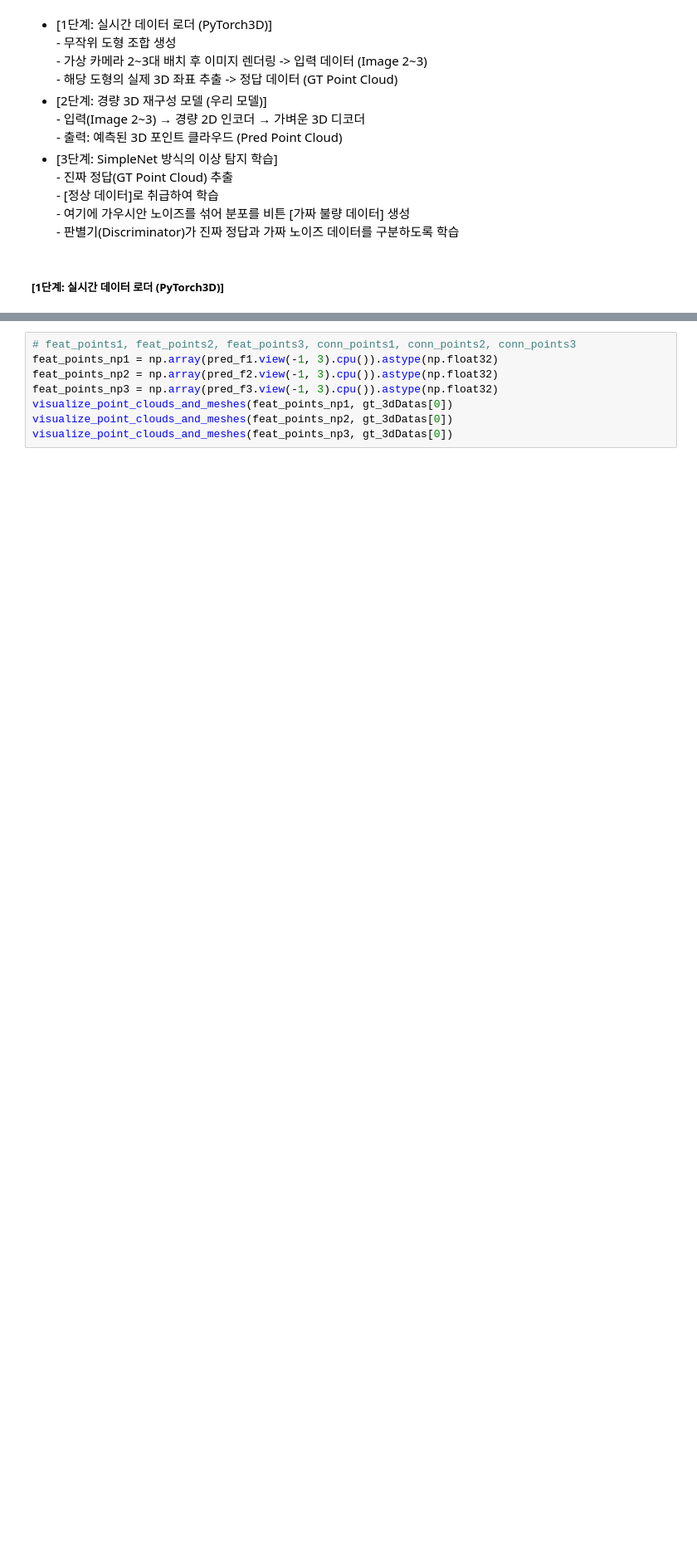
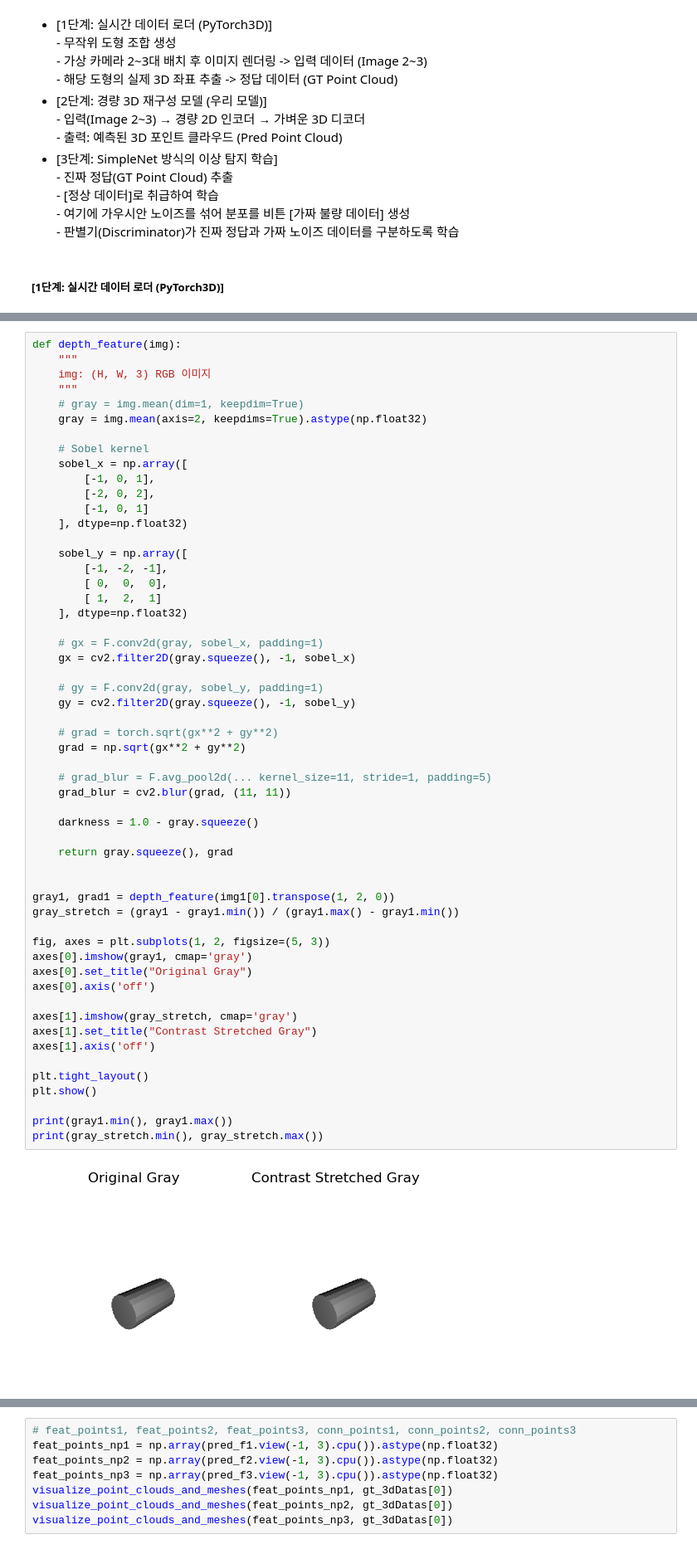
Before and after one commit to Punamjaedol/ToyProject_Lightweight3dReconstruction, a Jupyter notebook: PointCloud/custom3dreconstruction_v2.ipynb, the cells around one changed output, grey strips where cells are left out. Shown at 83% size. Cells and saved outputs as stored; diff of their text form; blank space fills up the shorter version.

```diff
--- a/PointCloud/custom3dreconstruction_v2.ipynb
+++ b/PointCloud/custom3dreconstruction_v2.ipynb
@@ -359,0 +363,57 @@ for i in range(3):
+# %%
+def depth_feature(img):
+    """
+    img: (H, W, 3) RGB 이미지
+    """
+    # gray = img.mean(dim=1, keepdim=True)
+    gray = img.mean(axis=2, keepdims=True).astype(np.float32)
+
+    # Sobel kernel
+    sobel_x = np.array([
+        [-1, 0, 1],
+        [-2, 0, 2],
+        [-1, 0, 1]
+    ], dtype=np.float32)
+
+    sobel_y = np.array([
+        [-1, -2, -1],
+        [ 0,  0,  0],
+        [ 1,  2,  1]
+    ], dtype=np.float32)
+
+    # gx = F.conv2d(gray, sobel_x, padding=1)
+    gx = cv2.filter2D(gray.squeeze(), -1, sobel_x)
+
+    # gy = F.conv2d(gray, sobel_y, padding=1)
+    gy = cv2.filter2D(gray.squeeze(), -1, sobel_y)
+
+    # grad = torch.sqrt(gx**2 + gy**2)
+    grad = np.sqrt(gx**2 + gy**2)
+
+    # grad_blur = F.avg_pool2d(... kernel_size=11, stride=1, padding=5)
+    grad_blur = cv2.blur(grad, (11, 11))
+
+    darkness = 1.0 - gray.squeeze()
+
+    return gray.squeeze(), grad
+
+
+gray1, grad1 = depth_feature(img1[0].transpose(1, 2, 0))
+gray_stretch = (gray1 - gray1.min()) / (gray1.max() - gray1.min())
+
+fig, axes = plt.subplots(1, 2, figsize=(5, 3))
+axes[0].imshow(gray1, cmap='gray')
+axes[0].set_title("Original Gray")
+axes[0].axis('off')
+
+axes[1].imshow(gray_stretch, cmap='gray')
+axes[1].set_title("Contrast Stretched Gray")
+axes[1].axis('off')
+
+plt.tight_layout()
+plt.show()
+
+print(gray1.min(), gray1.max())
+print(gray_stretch.min(), gray_stretch.max())
+# %% [output]
+[figure, added]
```
Also changed, not shown: parts of 10 cells of this notebook.
